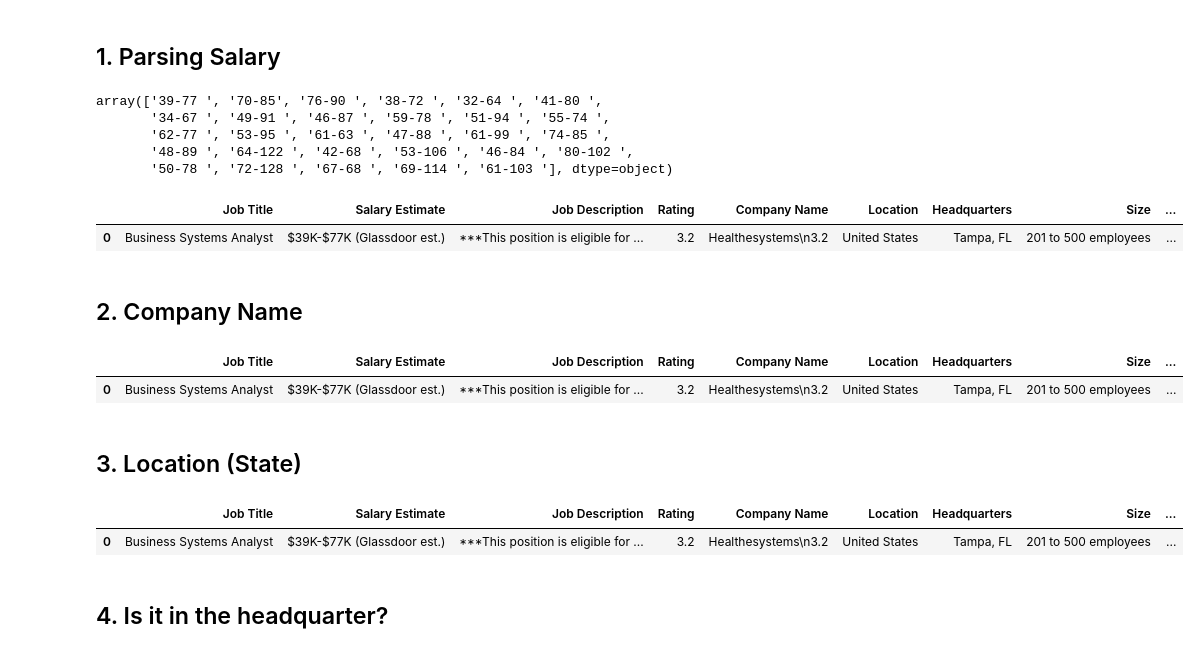
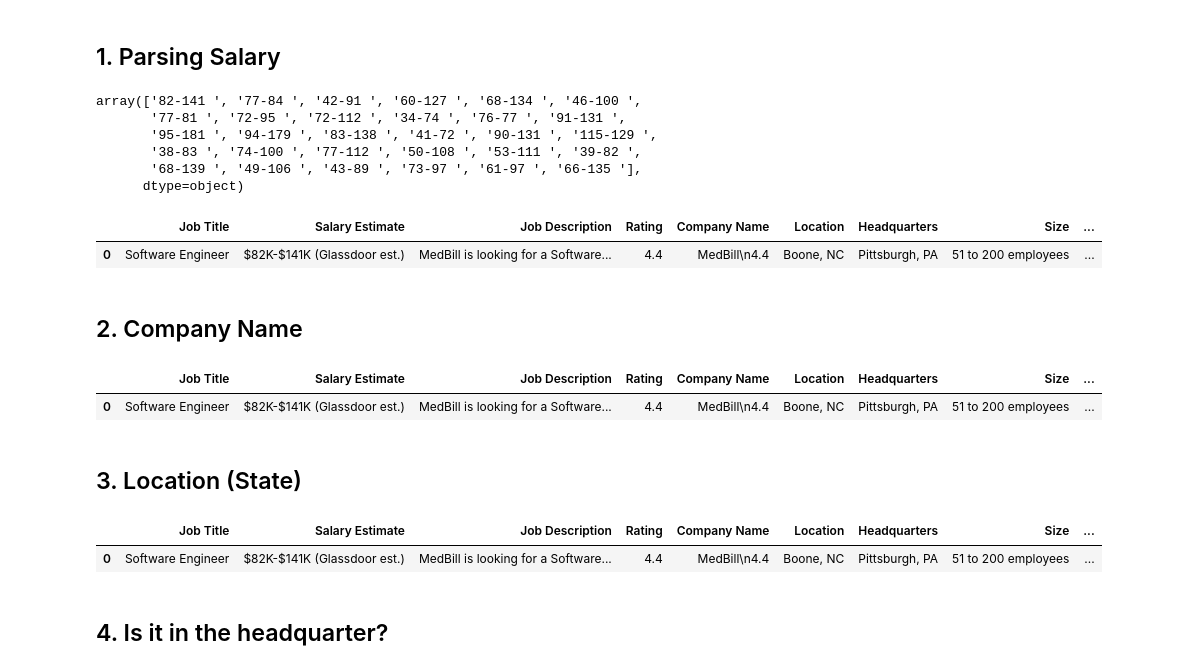
Before and after one commit to ryzary/glassdoor_project, a Jupyter notebook: data_cleaning.ipynb, the cells around one changed output. Cells and saved outputs as stored; diff of their text form; code cells hidden in the pictures.

Commit message:
add EDA and change the data to software engineering jobs

```diff
--- a/data_cleaning.ipynb
+++ b/data_cleaning.ipynb
@@ -7,7 +7,7 @@ import numpy as np
 import matplotlib.pyplot as plt
 import seaborn as sns
 # %%
-df = pd.read_csv('glassdoor_jobs.csv')
+df = pd.read_csv('software_engineer.csv')
 # %%
 df.head()
 # %% [output]
@@ -36,11 +36,12 @@ salary = df['Salary Estimate'].apply(lambda x: x.split('(')[0])
 salary = salary.apply(lambda x: x.replace('K','').replace('$',''))
 salary.unique()
 # %% [output]
-array(['39-77 ', '70-85', '76-90 ', '38-72 ', '32-64 ', '41-80 ',
-       '34-67 ', '49-91 ', '46-87 ', '59-78 ', '51-94 ', '55-74 ',
-       '62-77 ', '53-95 ', '61-63 ', '47-88 ', '61-99 ', '74-85 ',
-       '48-89 ', '64-122 ', '42-68 ', '53-106 ', '46-84 ', '80-102 ',
-       '50-78 ', '72-128 ', '67-68 ', '69-114 ', '61-103 '], dtype=object)
+array(['82-141 ', '77-84 ', '42-91 ', '60-127 ', '68-134 ', '46-100 ',
+       '77-81 ', '72-95 ', '72-112 ', '34-74 ', '76-77 ', '91-131 ',
+       '95-181 ', '94-179 ', '83-138 ', '41-72 ', '90-131 ', '115-129 ',
+       '38-83 ', '74-100 ', '77-112 ', '50-108 ', '53-111 ', '39-82 ',
+       '68-139 ', '49-106 ', '43-89 ', '73-97 ', '61-97 ', '66-135 '],
+      dtype=object)
 # %%
 df['min_salary'] = salary.apply(lambda x: int(x.split('-')[0]))
 df['max_salary'] = salary.apply(lambda x: int(x.split('-')[1]))
@@ -48,24 +49,24 @@ df['avg_salary'] = (df['min_salary']+df['max_salary'])/2
 df.head(1)
 # %% [output]
 |  | Job Title | Salary Estimate | Job Description | Rating | Company Name | Location | Headquarters | Size | ... |
-| 0 | Business Systems Analyst | $39K-$77K (Glassdoor est.) | ***This position is eligible for ... | 3.2 | Healthesystems\n3.2 | United States | Tampa, FL | 201 to 500 employees | ... |
+| 0 | Software Engineer | $82K-$141K (Glassdoor est.) | MedBill is looking for a Software... | 4.4 | MedBill\n4.4 | Boone, NC | Pittsburgh, PA | 51 to 200 employees | ... |
 # %% [markdown]
 ## 2. Company Name
 # %%
-df['company_txt'] = df.apply(lambda x: x['Company Name'] if x['Rating'] <0 else x['Company Name'][:-4],axis=1)
+# df['company_txt'] = df.apply(lambda x: x['Company Name'] if x['Rating'] <0 else x['Company Name'][:-4],axis=1)
 df.head(1)
 # %% [output]
 |  | Job Title | Salary Estimate | Job Description | Rating | Company Name | Location | Headquarters | Size | ... |
-| 0 | Business Systems Analyst | $39K-$77K (Glassdoor est.) | ***This position is eligible for ... | 3.2 | Healthesystems\n3.2 | United States | Tampa, FL | 201 to 500 employees | ... |
+| 0 | Software Engineer | $82K-$141K (Glassdoor est.) | MedBill is looking for a Software... | 4.4 | MedBill\n4.4 | Boone, NC | Pittsburgh, PA | 51 to 200 employees | ... |
 # %% [markdown]
 ## 3. Location (State)
 # %%
 df['job_state'] = df['Location'].apply(lambda x: x.split(','))
-df['job_state'] = df['job_state'].apply(lambda x: x[1] if len(x)==2 else x[0])
+df['job_state'] = df['job_state'].apply(lambda x: x[1] if len(x)==2 else 'na')
 df.head(1)
 # %% [output]
 |  | Job Title | Salary Estimate | Job Description | Rating | Company Name | Location | Headquarters | Size | ... |
-| 0 | Business Systems Analyst | $39K-$77K (Glassdoor est.) | ***This position is eligible for ... | 3.2 | Healthesystems\n3.2 | United States | Tampa, FL | 201 to 500 employees | ... |
+| 0 | Software Engineer | $82K-$141K (Glassdoor est.) | MedBill is looking for a Software... | 4.4 | MedBill\n4.4 | Boone, NC | Pittsburgh, PA | 51 to 200 employees | ... |
 # %% [markdown]
 ## 4. Is it in the headquarter?
 # %%
```
Also changed, not shown: parts of 19 cells of this notebook, 2 other files.
